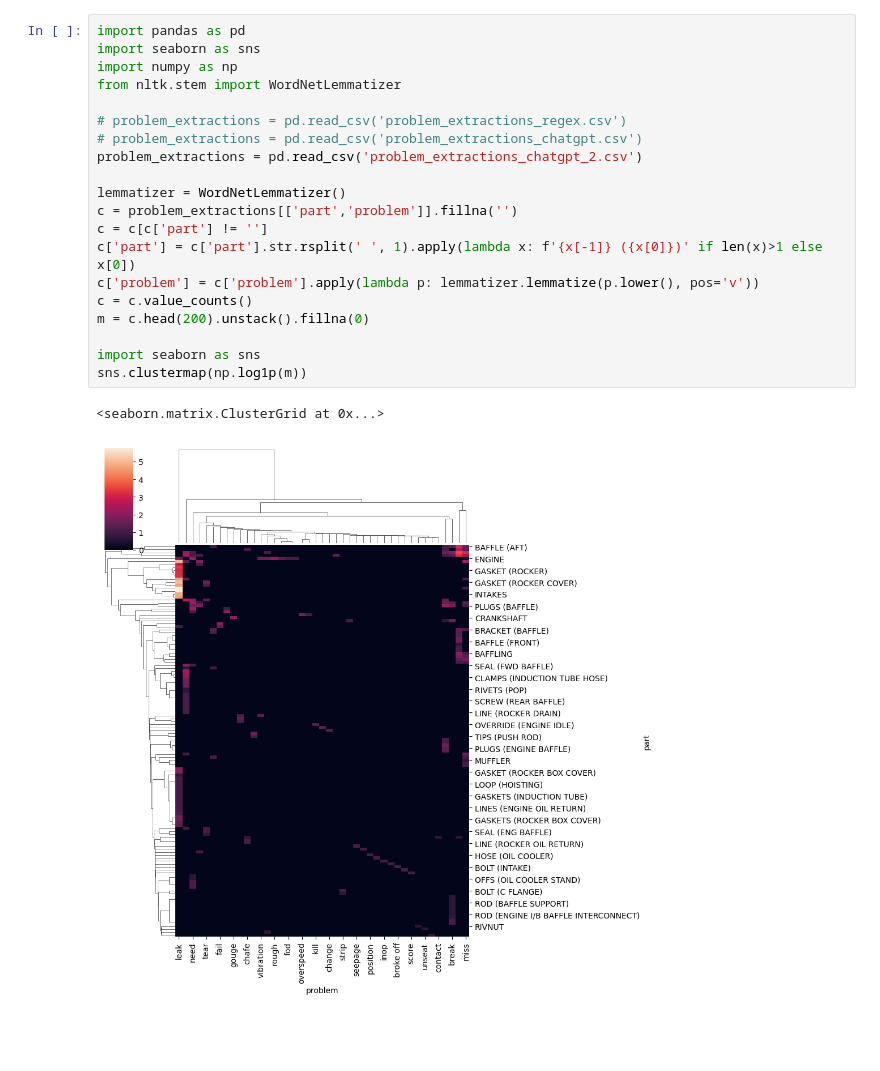
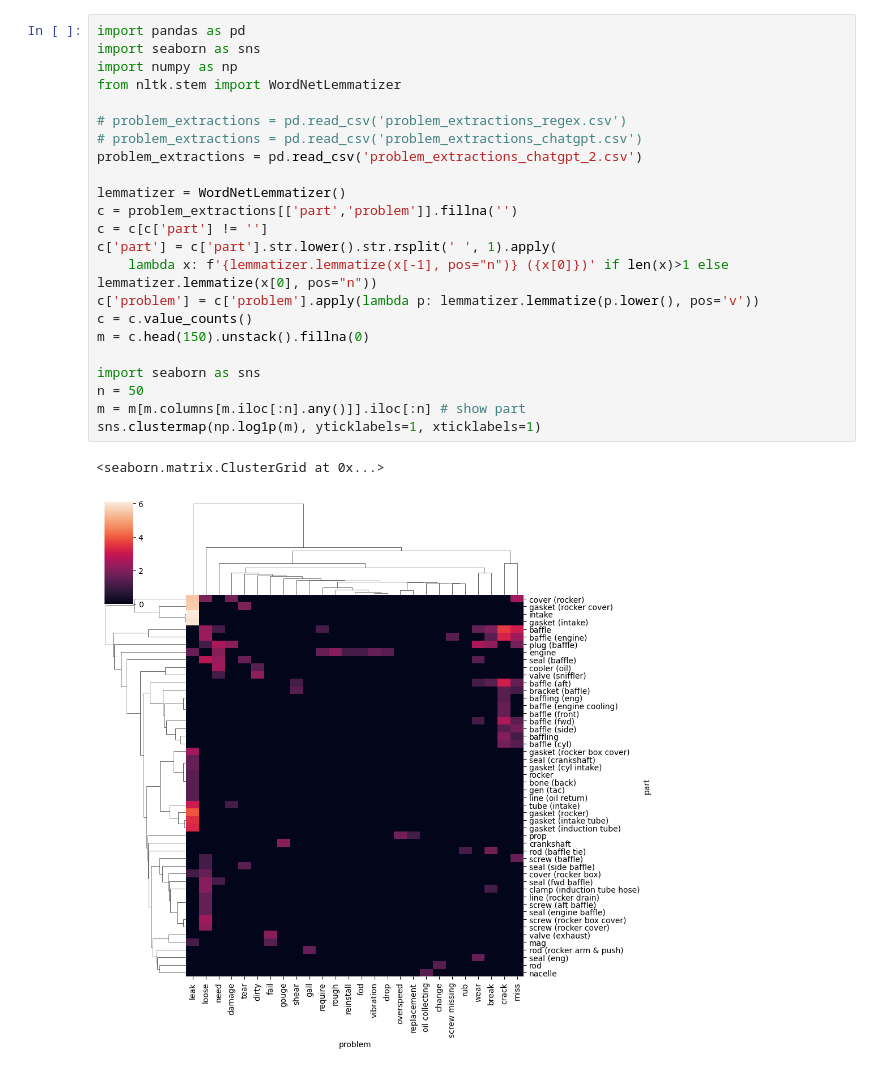
Before and after one commit to kai-vu/zorro, a Jupyter notebook: heatmap-dendrogram.ipynb, the cells around one changed output. Cells and saved outputs as stored; diff of their text form; blank space fills up the shorter version.

```diff
--- a/heatmap-dendrogram.ipynb
+++ b/heatmap-dendrogram.ipynb
@@ -1,24 +1,27 @@
 # %%
 import pandas as pd
 import seaborn as sns
 import numpy as np
 from nltk.stem import WordNetLemmatizer
 
 # problem_extractions = pd.read_csv('problem_extractions_regex.csv')
 # problem_extractions = pd.read_csv('problem_extractions_chatgpt.csv')
 problem_extractions = pd.read_csv('problem_extractions_chatgpt_2.csv')
 
 lemmatizer = WordNetLemmatizer()
 c = problem_extractions[['part','problem']].fillna('')
 c = c[c['part'] != '']
-c['part'] = c['part'].str.rsplit(' ', 1).apply(lambda x: f'{x[-1]} ({x[0]})' if len(x)>1 else x[0])
+c['part'] = c['part'].str.lower().str.rsplit(' ', 1).apply(
+    lambda x: f'{lemmatizer.lemmatize(x[-1], pos="n")} ({x[0]})' if len(x)>1 else lemmatizer.lemmatize(x[0], pos="n"))
 c['problem'] = c['problem'].apply(lambda p: lemmatizer.lemmatize(p.lower(), pos='v'))
 c = c.value_counts()
-m = c.head(200).unstack().fillna(0)
+m = c.head(150).unstack().fillna(0)
 
 import seaborn as sns
-sns.clustermap(np.log1p(m))
+n = 50
+m = m[m.columns[m.iloc[:n].any()]].iloc[:n] # show part
+sns.clustermap(np.log1p(m), yticklabels=1, xticklabels=1)
 # %% [output]
 <seaborn.matrix.ClusterGrid at 0x...>
-[figure, old version]
+[figure, new version]
 # %%
```
Also changed, not shown: parts of 1 cell of this notebook, 3 other files.
